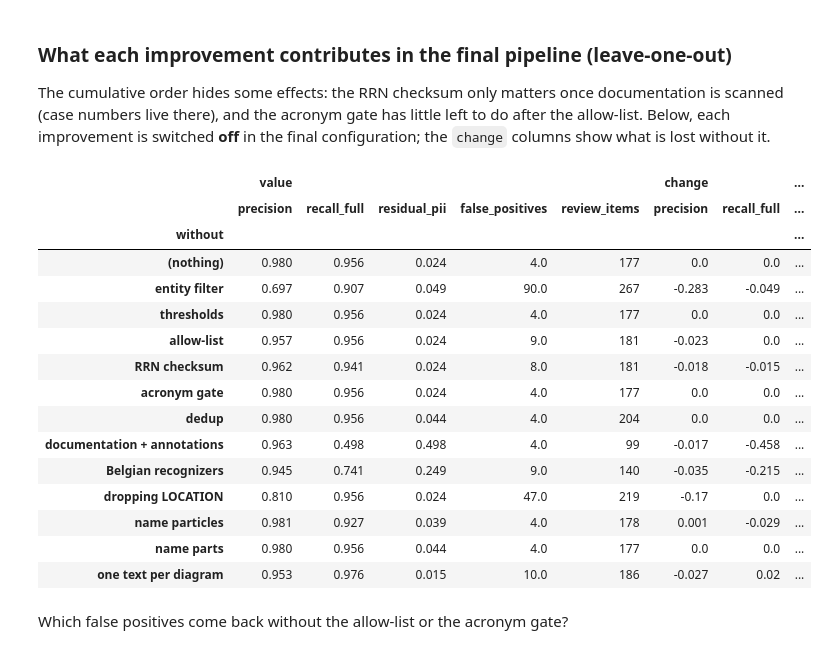
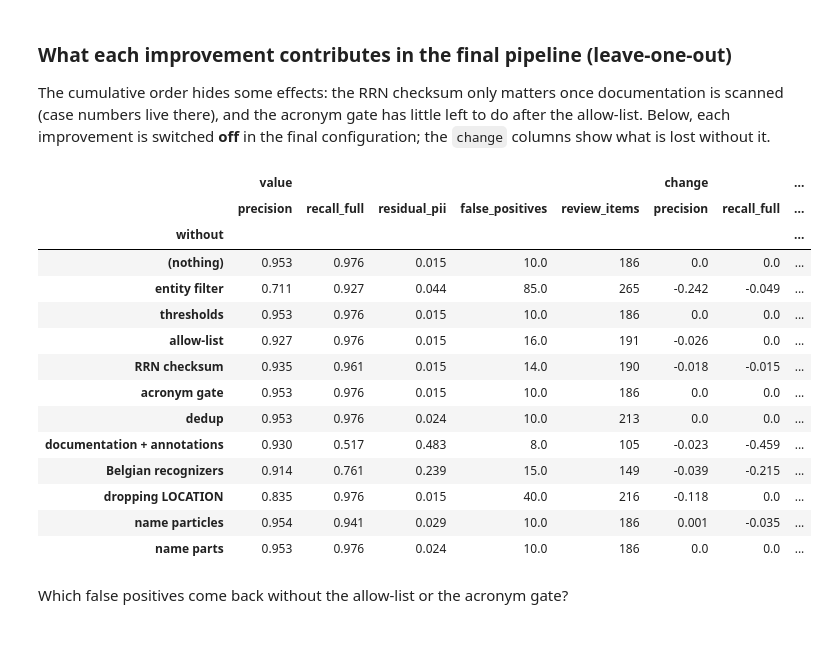
Before and after one commit to MartijnBogaert/presidio-bpmn-tryout, a Jupyter notebook: 02_improvements.ipynb, the cells around one changed output. Cells and saved outputs as stored; diff of their text form; code cells hidden in the pictures.

```diff
--- a/02_improvements.ipynb
+++ b/02_improvements.ipynb
@@ -108,13 +101,20 @@ code in `baseline_service/`.
 # %%
 from baseline_service.endpoints import identify_bpmn
 
-cfg = PipelineConfig(name="0 baseline")
+cfg = use_step("0 baseline")
 run_step(cfg)
 det = scored[cfg.name][1]
 
-as_key = lambda rows: sorted((r["id"] if "id" in r else r["element_id"], r["start"], r["end"], r["entity"], r["score"]) for r in rows)
+# Positions and scores must be identical to the service. The entity type may differ only where two
+# types tie on the same span and score: Presidio orders those via a set, so the service picks one at
+# random per run, while improved.py breaks the tie by entity type.
+key = lambda r: (r["id"] if "id" in r else r["element_id"], r["start"], r["end"], r["score"])
+type_differences = 0
 for f, xml in files.items():
-    assert as_key(identify_bpmn(xml)["pii_results"]) == as_key(det.loc[det.file == f].to_dict("records")), f
-print("identical to baseline_service")
+    service = sorted(identify_bpmn(xml)["pii_results"], key=key)
+    ours = sorted(det.loc[det.file == f].to_dict("records"), key=key)
+    assert [key(r) for r in service] == [key(r) for r in ours], f
+    type_differences += sum(a["entity"] != b["entity"] for a, b in zip(service, ours))
+print("same detections as baseline_service; entity type differs on", type_differences, "tied span(s)")
 show_step(cfg.name)
 # %% [output]
@@ -268,9 +265,7 @@ Uses Presidio's own `allow_list` (as anchored, case-insensitive regexes, so a te
 exactly that term). The list is in `allow_list.txt`. It deliberately does **not** contain all the jargon in the
 corpus (MAGDA, CSAM, eID, OCMW, … are left out), to see what happens with terms that are not on the list.
 # %%
-allow = improved.load_allow_list()
-print(len(allow), "terms:", ", ".join(allow))
-cfg = replace(cfg, name="3 allow-list", allow_list=allow)
+cfg = use_step("3 allow-list")
 run_step(cfg)
 show_step(cfg.name, "2 thresholds")
 # %% [output]
@@ -581,7 +579,7 @@ the same person is usually found elsewhere in the diagram with their full name.
 (≥ 3 characters, no particles or allow-list terms) are masked as whole words in every element as well. Detection and
 the review list do not change; the effect shows in `residual_pii`.
 # %%
-cfg = replace(cfg, name="11 name parts", mask_name_parts=True)
+cfg = use_step("11 name parts")
 run_step(cfg)
 show_step(cfg.name, "10 name particles")
 # %% [output]
@@ -671,9 +600,0 @@ layout_table
-# %%
-# Continue with the one-text layout that scores best (F1 of precision and full coverage)
-one_text = layout_table.drop(index="per element (step 11)")
-f1_full = 2 * one_text.precision * one_text.recall_full / (one_text.precision + one_text.recall_full)
-best = str(f1_full.idxmax())
-print("continuing with:", best)
-cfg = replace(layouts[best], name="12 one text per diagram")
-run_step(cfg)
-show_step(cfg.name, "11 name parts")
@@ -802,45 +673,43 @@ live there), and the acronym gate has little left to do after the allow-list. Be
 # %%
 final = cfg
 variants = {
     "entity filter": replace(final, entities=None),
     "thresholds": replace(final, thresholds={}),
     "allow-list": replace(final, allow_list=None),
     "RRN checksum": replace(final, rrn_checksum=False),
     "acronym gate": replace(final, acronym_gate=False),
     "dedup": replace(final, dedup=False),
     "documentation + annotations": replace(final, scan_text_elements=False),
     "Belgian recognizers": replace(
         final, belgian_recognizers=False, entities=tuple(e for e in improved.RELEVANT_ENTITIES if e in (final.entities or ()))
     ),
     "dropping LOCATION": replace(final, entities=(*(final.entities or ()), "LOCATION")),
     "name particles": replace(final, extend_names=False),
     "name parts": replace(final, mask_name_parts=False),
-    "one text per diagram": replace(final, whole_document=False, document_labels=False),
 }
 loo = pd.DataFrame(
     [{"without": "(nothing)", **results[final.name]}]
     + [{"without": k, **run_step(replace(v, name=f"without {k}"), store=False)} for k, v in variants.items()]
 ).set_index("without")
 cols = ["precision", "recall_full", "residual_pii", "false_positives", "review_items"]
 ref = loo.loc["(nothing)", cols]
 pd.concat({"value": loo[cols], "change": (loo[cols] - ref)}, axis=1).round(3)
 # %% [output]
 |  | value |  |  |  |  | change |  | ... |
 |  | precision | recall_full | residual_pii | false_positives | review_items | precision | recall_full | ... |
 | without |  |  |  |  |  |  |  | ... |
-| (nothing) | 0.980 | 0.956 | 0.024 | 4.0 | 177 | 0.0 | 0.0 | ... |
-| entity filter | 0.697 | 0.907 | 0.049 | 90.0 | 267 | -0.283 | -0.049 | ... |
-| thresholds | 0.980 | 0.956 | 0.024 | 4.0 | 177 | 0.0 | 0.0 | ... |
-| allow-list | 0.957 | 0.956 | 0.024 | 9.0 | 181 | -0.023 | 0.0 | ... |
-| RRN checksum | 0.962 | 0.941 | 0.024 | 8.0 | 181 | -0.018 | -0.015 | ... |
-| acronym gate | 0.980 | 0.956 | 0.024 | 4.0 | 177 | 0.0 | 0.0 | ... |
-| dedup | 0.980 | 0.956 | 0.044 | 4.0 | 204 | 0.0 | 0.0 | ... |
-| documentation + annotations | 0.963 | 0.498 | 0.498 | 4.0 | 99 | -0.017 | -0.458 | ... |
-| Belgian recognizers | 0.945 | 0.741 | 0.249 | 9.0 | 140 | -0.035 | -0.215 | ... |
-| dropping LOCATION | 0.810 | 0.956 | 0.024 | 47.0 | 219 | -0.17 | 0.0 | ... |
-| name particles | 0.981 | 0.927 | 0.039 | 4.0 | 178 | 0.001 | -0.029 | ... |
-| name parts | 0.980 | 0.956 | 0.044 | 4.0 | 177 | 0.0 | 0.0 | ... |
-| one text per diagram | 0.953 | 0.976 | 0.015 | 10.0 | 186 | -0.027 | 0.02 | ... |
+| (nothing) | 0.953 | 0.976 | 0.015 | 10.0 | 186 | 0.0 | 0.0 | ... |
+| entity filter | 0.711 | 0.927 | 0.044 | 85.0 | 265 | -0.242 | -0.049 | ... |
+| thresholds | 0.953 | 0.976 | 0.015 | 10.0 | 186 | 0.0 | 0.0 | ... |
+| allow-list | 0.927 | 0.976 | 0.015 | 16.0 | 191 | -0.026 | 0.0 | ... |
+| RRN checksum | 0.935 | 0.961 | 0.015 | 14.0 | 190 | -0.018 | -0.015 | ... |
+| acronym gate | 0.953 | 0.976 | 0.015 | 10.0 | 186 | 0.0 | 0.0 | ... |
+| dedup | 0.953 | 0.976 | 0.024 | 10.0 | 213 | 0.0 | 0.0 | ... |
+| documentation + annotations | 0.930 | 0.517 | 0.483 | 8.0 | 105 | -0.023 | -0.459 | ... |
+| Belgian recognizers | 0.914 | 0.761 | 0.239 | 15.0 | 149 | -0.039 | -0.215 | ... |
+| dropping LOCATION | 0.835 | 0.976 | 0.015 | 40.0 | 216 | -0.118 | 0.0 | ... |
+| name particles | 0.954 | 0.941 | 0.029 | 10.0 | 186 | 0.001 | -0.035 | ... |
+| name parts | 0.953 | 0.976 | 0.024 | 10.0 | 186 | 0.0 | 0.0 | ... |
 # %% [markdown]
 Which false positives come back without the allow-list or the acronym gate?
 # %%
```
Also changed, not shown: parts of 33 cells of this notebook, 5 other files.
